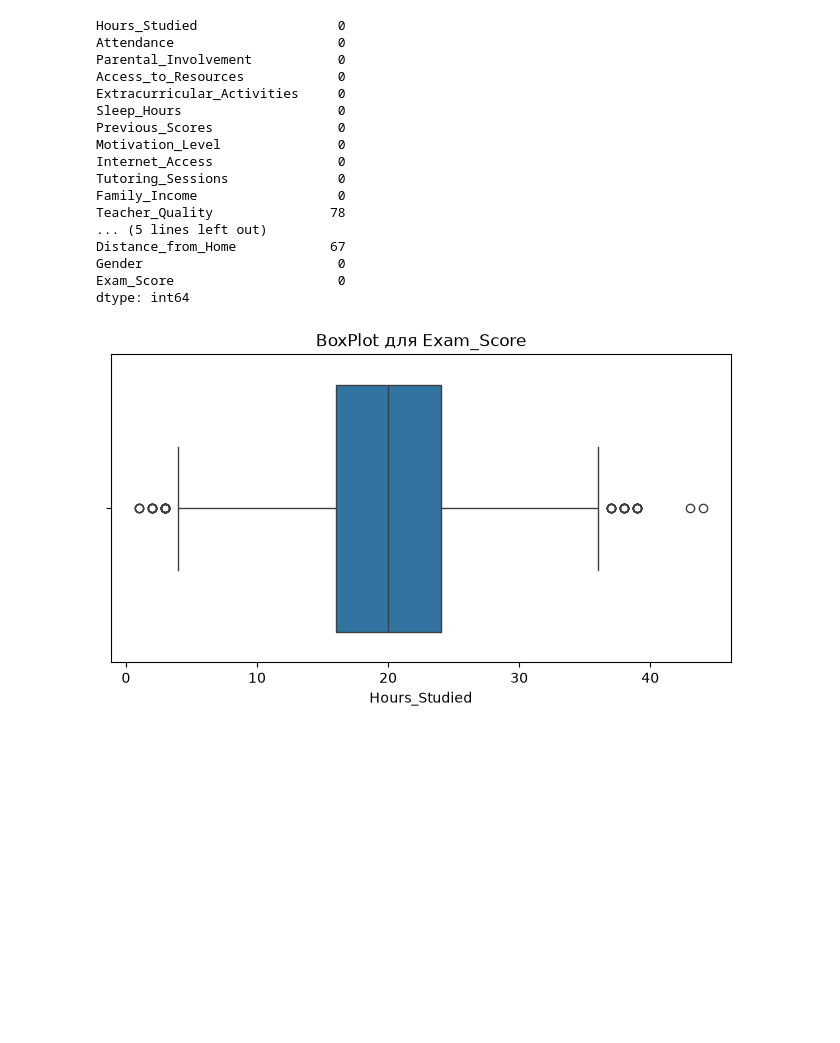
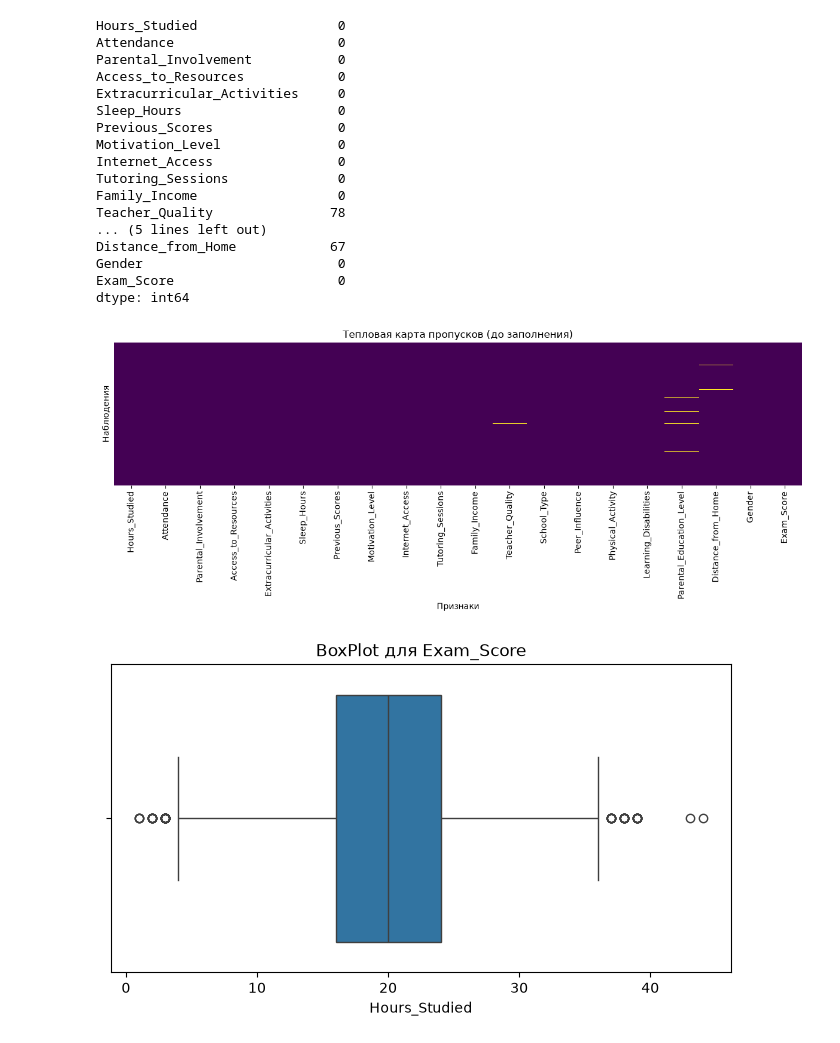
Before and after one commit to Cheengizs/mmo, a Jupyter notebook: lab2/src/lab2.ipynb, the cells around one changed output. Drawn from its saved outputs; the diff is of its cells as text; code cells hidden in the pictures; blank space fills up the shorter version.

```diff
--- a/lab2/src/lab2.ipynb
+++ b/lab2/src/lab2.ipynb
@@ -34,6 +34,17 @@ Distance_from_Home            67
 Gender                         0
 Exam_Score                     0
 dtype: int64
+# %%
+# Тепловая карта пропусков ДО очистки
+plt.figure(figsize=(12, 5))
+sns.heatmap(df.isna(), cbar=False, yticklabels=False, cmap='viridis')
+plt.title('Тепловая карта пропусков (до заполнения)')
+plt.xlabel('Признаки')
+plt.ylabel('Наблюдения')
+plt.tight_layout()
+plt.show()
+# %% [output]
+[figure, added]
 # %%
 plt.figure(figsize=(8, 4))
 sns.boxplot(x=df['Hours_Studied'])
```
Also changed, not shown: parts of 1 cell of this notebook, 25 other files.
